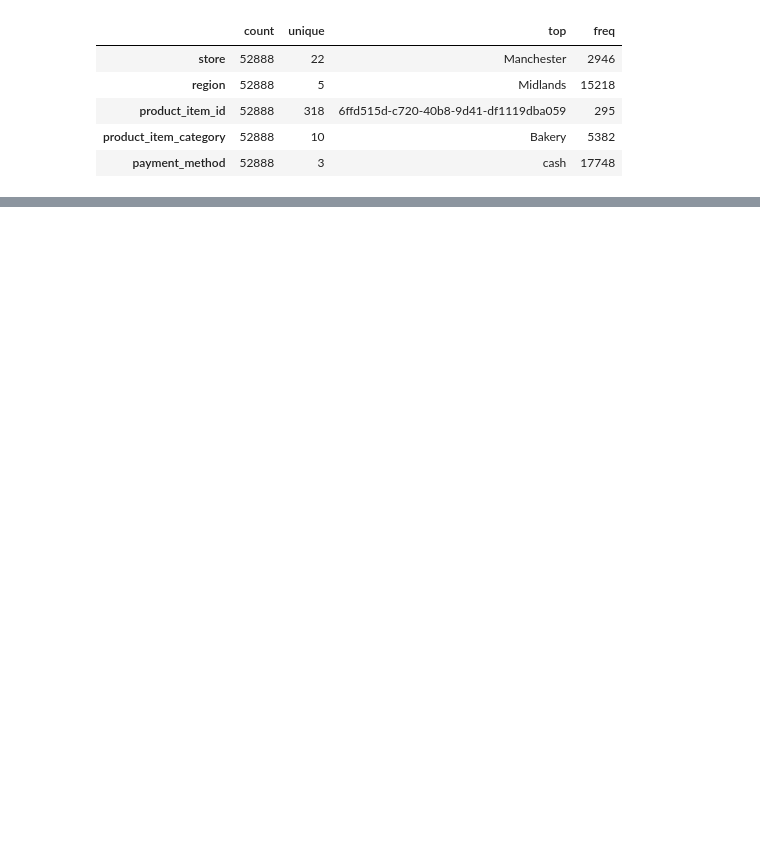
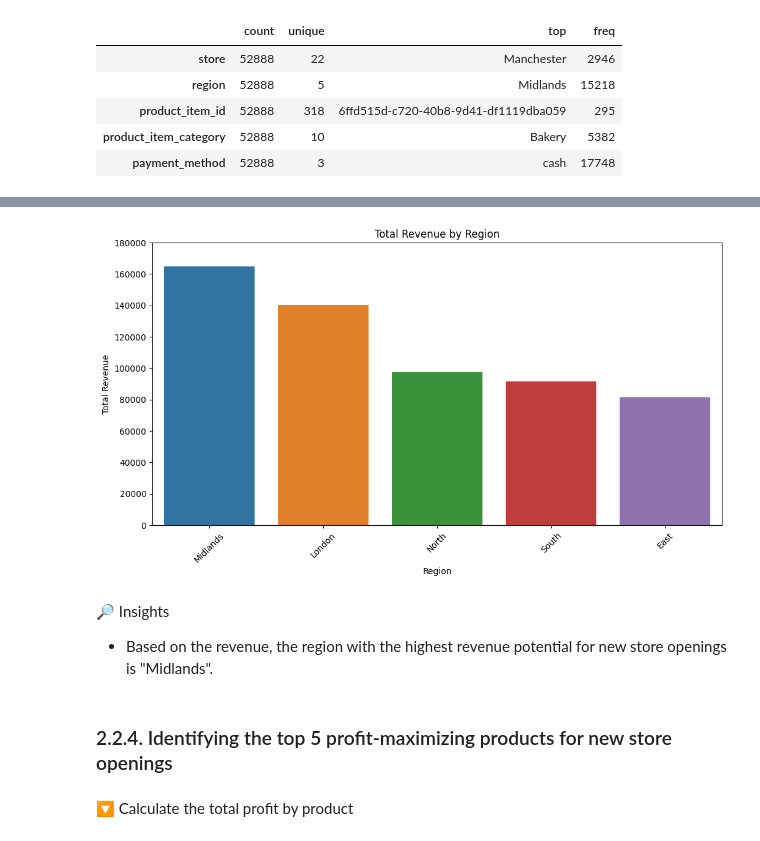
Before and after one commit to sabirinID/KPMG-Technology-Virtual-Experience-Program, a Jupyter notebook: Notebooks/kpmg_tech.ipynb, the cells around one changed output, grey strips where cells are left out. Drawn from its saved outputs; the diff is of its cells as text; code cells hidden in the pictures; blank space fills up the shorter version.

```diff
--- a/Notebooks/kpmg_tech.ipynb
+++ b/Notebooks/kpmg_tech.ipynb
@@ -349,0 +423,20 @@ cat.describe().T
+# %%
+region_revenue = df.groupby('region')['revenue'].sum().sort_values(ascending=False)
+# %%
+plt.figure(figsize=(12, 6))
+sns.barplot(x=region_revenue.index, y=region_revenue.values)
+plt.xlabel('Region')
+plt.ylabel('Total Revenue')
+plt.title('Total Revenue by Region')
+plt.xticks(rotation=45)
+plt.ylim(0, 180000)
+plt.show()
+# %% [output]
+[figure, added]
+# %% [markdown]
+🔎 Insights
+- Based on the revenue, the region with the highest revenue potential for new store openings is "Midlands".
+# %% [markdown]
+### 2.2.4. Identifying the top 5 profit-maximizing products for new store openings
+# %% [markdown]
+🔽 Calculate the total profit by product
```
Also changed, not shown: parts of 36 cells of this notebook.
